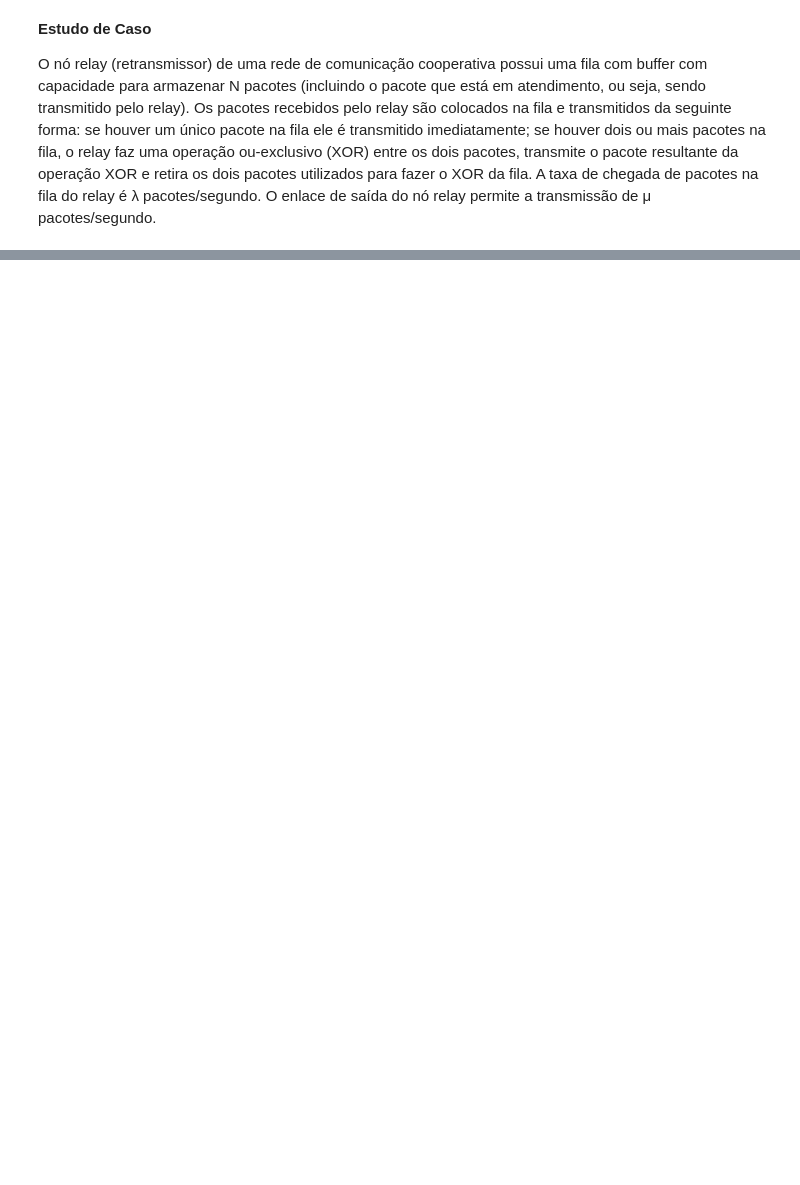
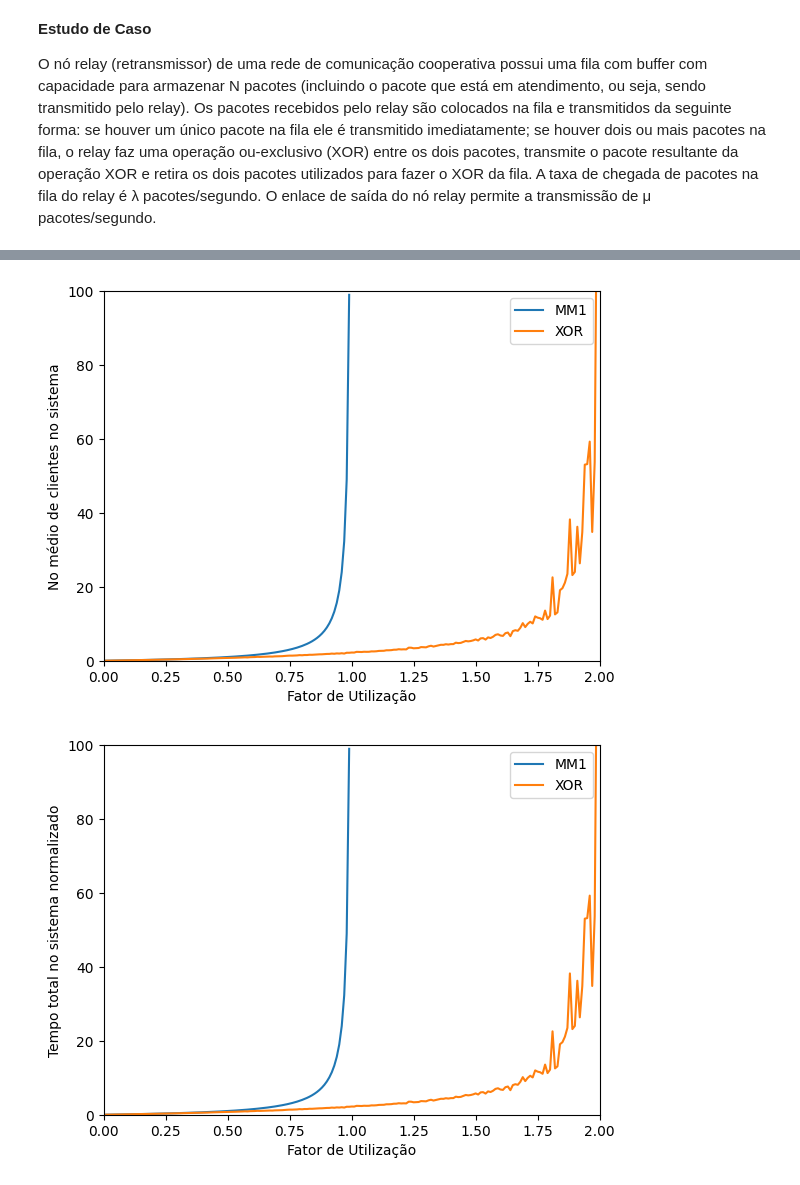
Before and after one commit to luizrenault/tp547, a Jupyter notebook: estudo_caso/queuexor_analise.ipynb, the cells around one changed output, grey strips where cells are left out. Drawn from its saved outputs; the diff is of its cells as text; code cells hidden in the pictures; blank space fills up the shorter version.

```diff
--- a/estudo_caso/queuexor_analise.ipynb
+++ b/estudo_caso/queuexor_analise.ipynb
@@ -113,0 +185,56 @@ partidas: 9941
+# %%
+import matplotlib.pyplot as plt
+
+eqmm1 = rhovec / (1-rhovec)
+tqmm1 = 1 / (lambda1 / rhovec - lambda1)
+pbmm1_5 = (rhovec**5) * (1-rhovec) / (1-rhovec**6)
+pbmm1_10 = (rhovec**10) * (1-rhovec) / (1-rhovec**11)
+pbmm1_50 = (rhovec**50) * (1-rhovec) / (1-rhovec**51)
+
+plt.figure()
+plt.ylabel('No médio de clientes no sistema')
+plt.xlabel('Fator de Utilização')
+plt.plot(rhovec, eqmm1, label='MM1')
+plt.plot(rhovec, eqvec, label='XOR')
+plt.xlim(0, 2)
+plt.ylim(0,100)
+plt.legend()
+plt.show()
+
+
+plt.figure()
+plt.ylabel('Tempo total no sistema normalizado')
+plt.xlabel('Fator de Utilização')
+plt.plot(rhovec, tqmm1, label='MM1')
+plt.plot(rhovec, tqvec, label='XOR')
+plt.xlim(0, 2)
+plt.ylim(0,100)
+plt.legend()
+plt.show()
+
+plt.figure()
+plt.ylabel('No médio de pacotes transmitidos simultaneamente')
+plt.xlabel('Fator de Utilização')
+plt.plot(rhovec, np.ones(rhovec.size), label='MM1')
+plt.plot(rhovec, kxorvec, label='XOR')
+plt.xlim(0, 2)
+plt.ylim(0,2)
+plt.legend()
+plt.show()
+
+plt.figure()
+plt.ylabel('Probabilidade de Bloqueio')
+plt.xlabel('Fator de Utilização')
+plt.plot(rhovec, pbmm1_5, label='MM1 Nq=5')
+plt.plot(rhovec, pbmm1_10, label='MM1 Nq=10')
+plt.plot(rhovec, pbmm1_50, label='MM1 Nq=50')
+plt.plot(rhovec, pbvec_5, label='XOR Nq=5')
+plt.plot(rhovec, pbvec_10, label='XOR Nq=10')
+plt.plot(rhovec, pbvec_50, label='XOR Nq=50')
+plt.xlim(0, 2)
+plt.ylim(0,1)
+plt.legend()
+plt.show()
+# %% [output]
+[figure, added]
+[figure, added]
```
Also changed, not shown: parts of 4 cells of this notebook.
